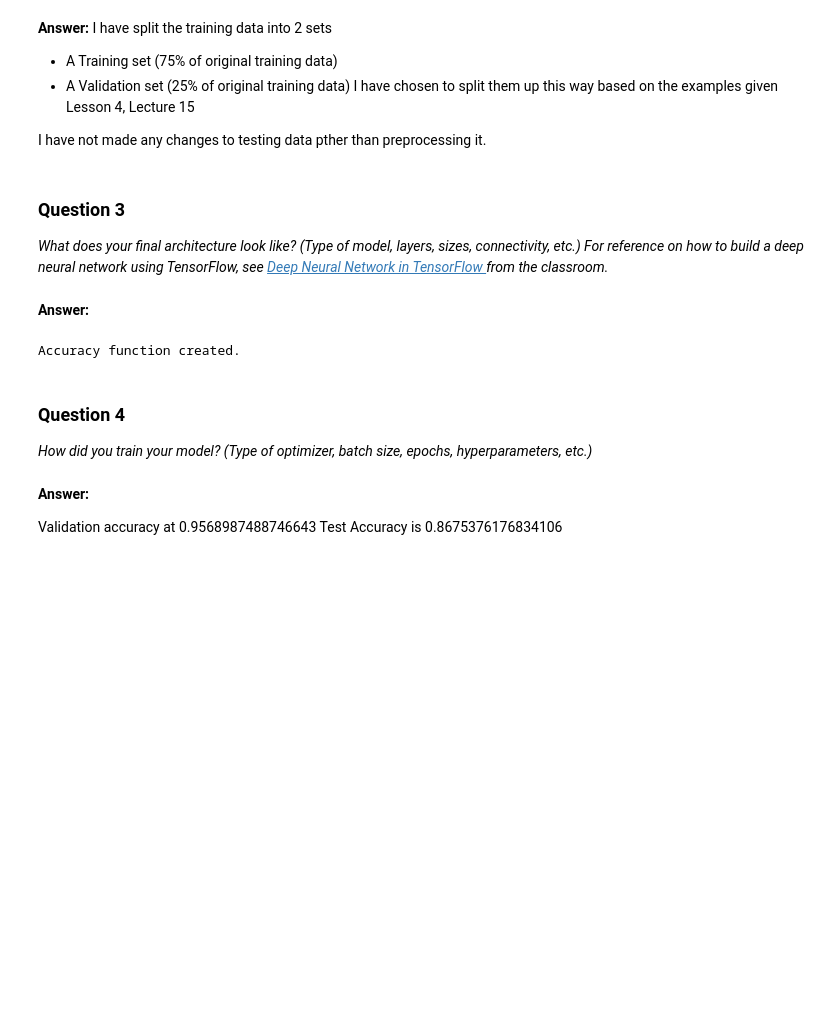
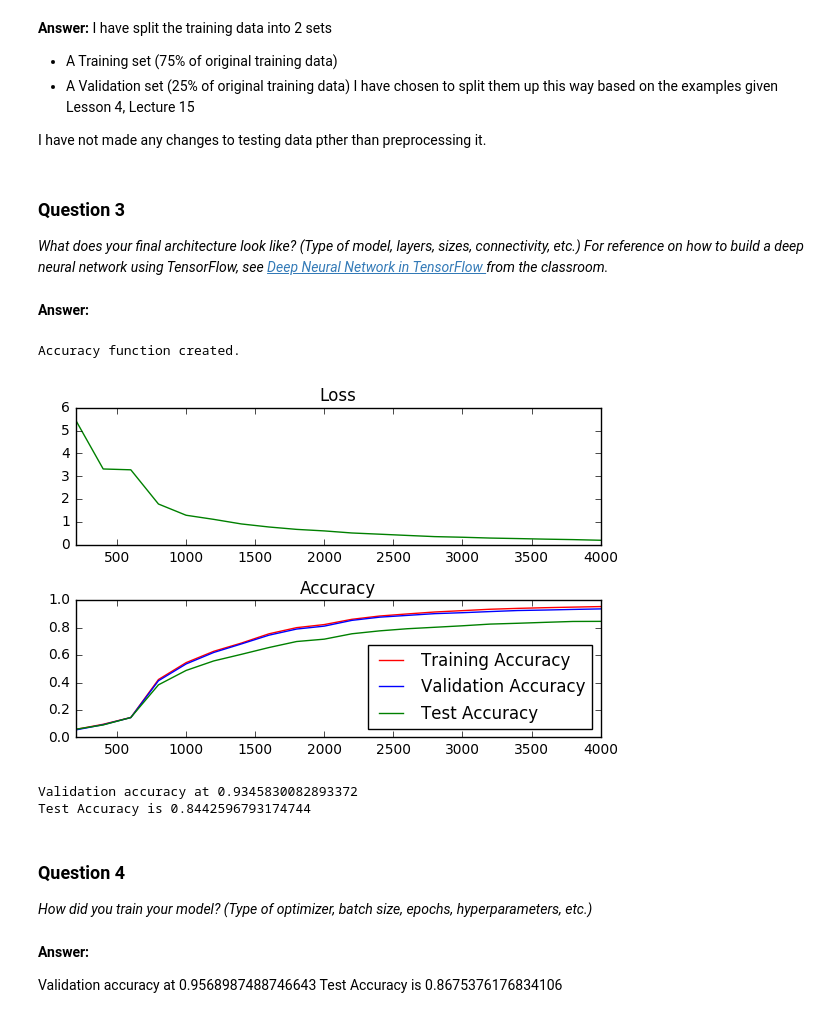
Before and after one commit to anupriyachhabra/traffic-signs, a Jupyter notebook: Traffic_Signs_Recognition.ipynb, the cells around one changed output. Drawn from its saved outputs; the diff is of its cells as text; code cells hidden in the pictures; blank space fills up the shorter version.

Commit message:
first conv net

```diff
--- a/Traffic_Signs_Recognition.ipynb
+++ b/Traffic_Signs_Recognition.ipynb
@@ -233,8 +234,13 @@ from tqdm import tqdm
 import math
 
 features_count = X_train[0].shape[0]*X_train[0].shape[1]
+image_size = X_train[0].shape[0]
 labels_count = n_classes
 n_hidden_layer = 256
+num_channels = 3
+patch_size = 5
+depth = 16
+num_hidden = 64
 
 
 features = tf.placeholder(tf.float32)
@@ -247,24 +253,29 @@ valid_feed_dict = {features: valid_features, labels: valid_labels, keep_prob: 1.
 test_feed_dict = {features: X_test, labels: y_test, keep_prob: 1.0}
 
 
-# Store layers weight & bias
-weights = {
-    'hidden_layer': tf.Variable(tf.truncated_normal([features_count, n_hidden_layer])),
-    'out': tf.Variable(tf.zeros([n_hidden_layer, labels_count]))
-}
-biases = {
-    'hidden_layer': tf.Variable(tf.truncated_normal([n_hidden_layer])),
-    'out': tf.Variable(tf.zeros([labels_count]))
-}
+# Variables.
+layer1_weights = tf.Variable(tf.truncated_normal(
+      [patch_size, patch_size, num_channels, depth], stddev=0.1))
+layer1_biases = tf.Variable(tf.zeros([depth]))
+layer2_weights = tf.Variable(tf.truncated_normal(
+      [patch_size, patch_size, depth, depth], stddev=0.1))
+layer2_biases = tf.Variable(tf.constant(1.0, shape=[depth]))
+layer3_weights = tf.Variable(tf.truncated_normal(
+      [image_size // 4 * image_size // 4 * depth, num_hidden], stddev=0.1))
+layer3_biases = tf.Variable(tf.constant(1.0, shape=[num_hidden]))
+layer4_weights = tf.Variable(tf.truncated_normal(
+      [num_hidden, labels_count], stddev=0.1))
+layer4_biases = tf.Variable(tf.constant(1.0, shape=[labels_count]))
 
-features_flat = tf.reshape(features, [-1, features_count])
-
-# Hidden layer 1 with RELU activation
-layer_1 = tf.add(tf.matmul(features_flat, weights['hidden_layer']), biases['hidden_layer'])
-layer_1 = tf.nn.relu(layer_1)
-#layer_1 = tf.nn.dropout(layer_1, keep_prob)
-# Output layer with linear activation
-logits = tf.add(tf.matmul(layer_1, weights['out']), biases['out'])
+features_flat = tf.reshape(features, (-1, image_size, image_size, num_channels))
+conv = tf.nn.conv2d(features, layer1_weights, [1, 2, 2, 1], padding='SAME')
+hidden = tf.nn.relu(conv + layer1_biases)
+conv = tf.nn.conv2d(hidden, layer2_weights, [1, 2, 2, 1], padding='SAME')
+hidden = tf.nn.relu(conv + layer2_biases)
+shape = tf.shape(hidden)
+reshape = tf.reshape(hidden, [shape[0], shape[1] * shape[2] * shape[3]])
+hidden = tf.nn.relu(tf.matmul(reshape, layer3_weights) + layer3_biases)
+logits = tf.matmul(hidden, layer4_weights) + layer4_biases
 
 prediction = tf.nn.softmax(logits)
 
@@ -278,9 +289,9 @@ accuracy = tf.reduce_mean(tf.cast(is_correct_prediction, tf.float32))
 
 print('Accuracy function created.')
 
-epochs = 100
+epochs = 20
 batch_size = 200
-learning_rate = 0.001
+learning_rate = 0.08
 l1_regularization_strength = 1.0
 l2_regularization_strength = 1.0
 learning_rate_power = -0.5
@@ -339,33 +350,36 @@ with tf.Session() as session:
                 batches.append(log_batch_step + previous_batch)
                 loss_batch.append(l)
                 train_acc_batch.append(training_accuracy)
                 valid_acc_batch.append(validation_accuracy)
                 test_acc_batch.append(test_accuracy)
 
         # Check accuracy against Validation data
         validation_accuracy = session.run(accuracy, feed_dict=valid_feed_dict)
         # Check accuracy against Test data
         test_accuracy = session.run(accuracy, feed_dict=test_feed_dict)
 
 loss_plot = plt.subplot(211)
 loss_plot.set_title('Loss')
 loss_plot.plot(batches, loss_batch, 'g')
 loss_plot.set_xlim([batches[0], batches[-1]])
 acc_plot = plt.subplot(212)
 acc_plot.set_title('Accuracy')
 acc_plot.plot(batches, train_acc_batch, 'r', label='Training Accuracy')
 acc_plot.plot(batches, valid_acc_batch, 'b', label='Validation Accuracy')
 acc_plot.plot(batches, test_acc_batch, 'g', label='Test Accuracy')
 acc_plot.set_ylim([0, 1.0])
 acc_plot.set_xlim([batches[0], batches[-1]])
 acc_plot.legend(loc=4)
 plt.tight_layout()
 plt.show()
 
 print('Validation accuracy at {}'.format(validation_accuracy))
 print('Test Accuracy is {}'.format(test_accuracy))
 # %% [output]
 Accuracy function created.
+[figure, added]
+Validation accuracy at 0.9345830082893372
+Test Accuracy is 0.8442596793174744
 # %% [markdown]
 ### Question 4
 
```
Also changed, not shown: parts of 2 cells of this notebook.
